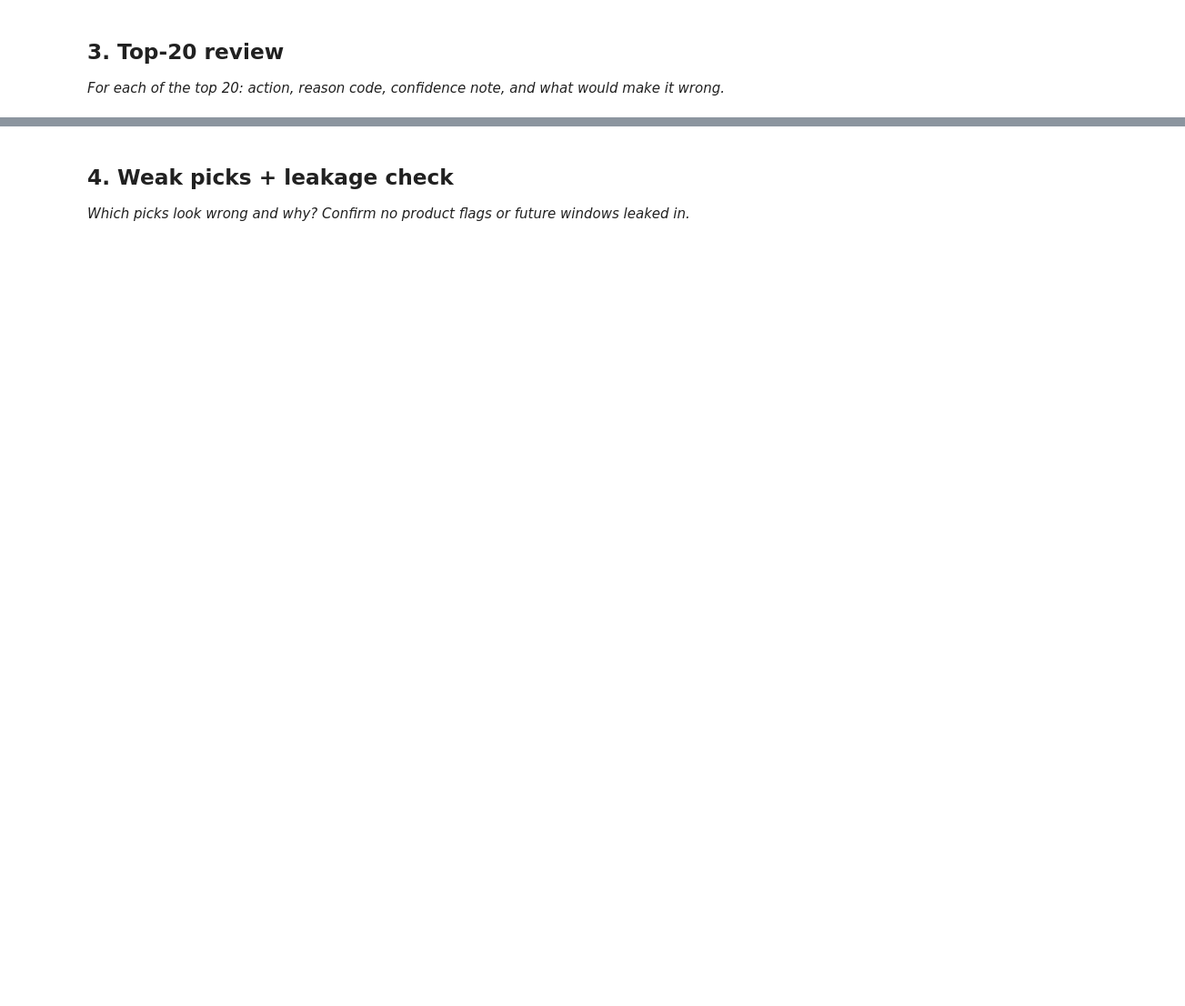
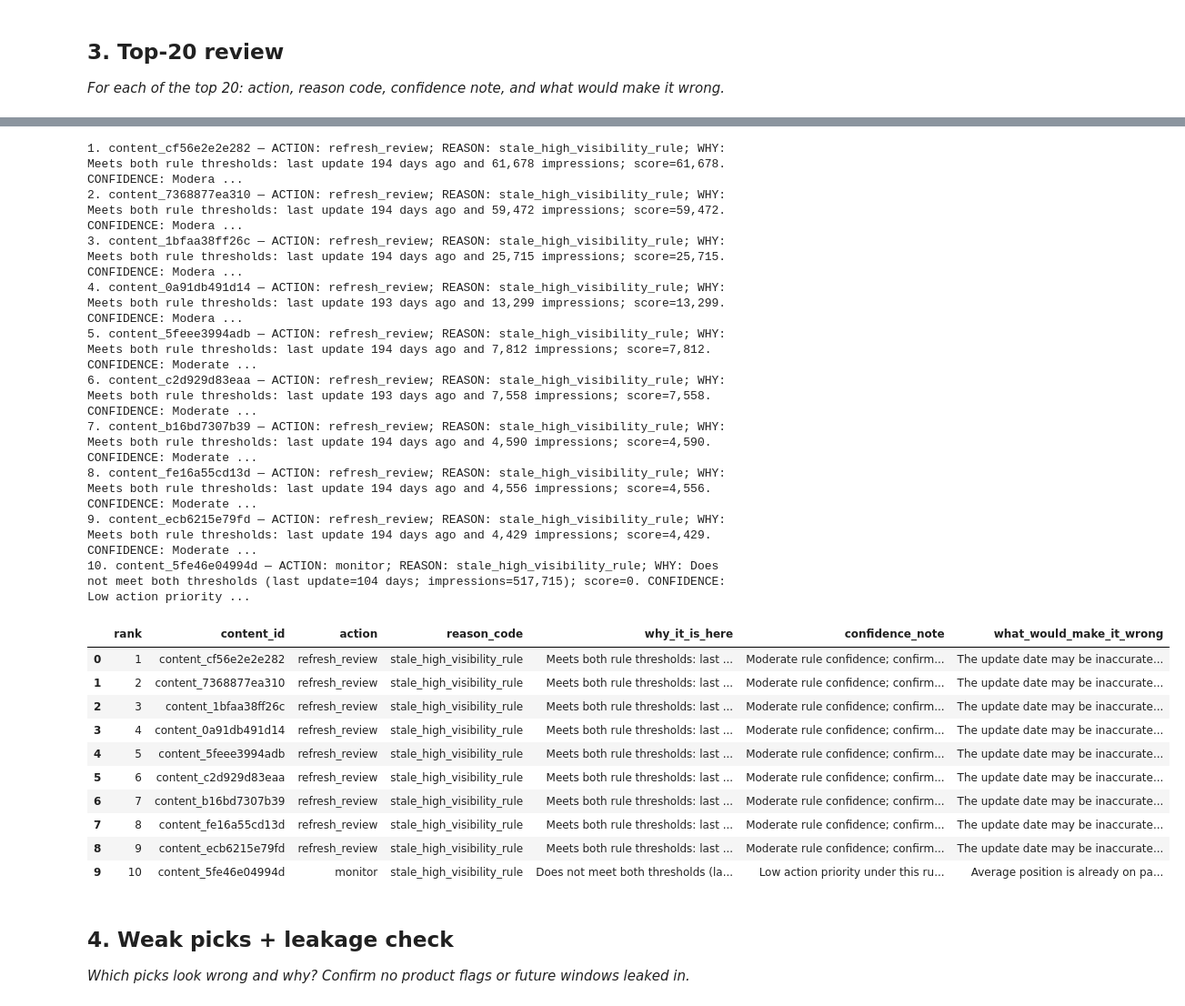
Before and after one commit to Kifayat-Sayed/flyrank-ml-internship1, a Jupyter notebook: work/notebooks/w04_baseline_score.ipynb, the cells around one changed output, grey strips where cells are left out. Shown at 91% size. Cells and saved outputs as stored; diff of their text form; code cells hidden in the pictures; blank space fills up the shorter version.

```diff
--- a/work/notebooks/w04_baseline_score.ipynb
+++ b/work/notebooks/w04_baseline_score.ipynb
@@ -30,3 +266,67 @@ This skeleton is yours to fill. Work the sections **in order** — each one has
+# %%
+top10 = ranked.head(10).copy()
+
+def explain_top_row(row):
+    action = row["action"]
+    days = row["days_since_last_update"]
+    imps = row["impressions_90d"]
+    if action == "refresh_review":
+        why = (f"Meets both rule thresholds: last update {days:g} days ago and "
+               f"{imps:,.0f} impressions; score={row['score']:,.0f}.")
+        confidence = "Moderate rule confidence; confirm page intent and current performance before acting."
+    else:
+        why = (f"Does not meet both thresholds (last update={days if pd.notna(days) else 'unknown'} days; "
+               f"impressions={imps:,.0f}); score={row['score']:,.0f}.")
+        confidence = "Low action priority under this rule; monitor does not mean the page is healthy."
+    wrong = ("The update date may be inaccurate, traffic may be seasonal, the page may be intentionally "
+             "evergreen, or current rankings/CTR may already be healthy.")
+    pos = pd.to_numeric(pd.Series([row.get("avg_position", np.nan)]), errors="coerce").iloc[0]
+    ctr = pd.to_numeric(pd.Series([row.get("ctr", np.nan)]), errors="coerce").iloc[0]
+    if pd.notna(pos) and pos > 0 and pos <= 10:
+        wrong = ("Average position is already on page one; staleness alone may not justify a refresh. "
+                 "Check query intent, CTR, and recent changes.")
+    elif pd.notna(pos) and pos > 10 and pd.notna(ctr) and ctr > 1:
+        wrong = ("CTR may already be healthy for its position, or impressions may be seasonal; "
+                 "check query mix and recent changes before acting.")
+    return pd.Series({
+        "rank": int(row["rank"]),
+        "content_id": row["content_id"],
+        "action": action,
+        "reason_code": row["reason_code"],
+        "why_it_is_here": why,
+        "confidence_note": confidence,
+        "what_would_make_it_wrong": wrong
+    })
+
+top10_review = top10.apply(explain_top_row, axis=1)
+for _, r in top10_review.iterrows():
+    print(f"{int(r['rank'])}. {r['content_id']} — ACTION: {r['action']}; "
+          f"REASON: {r['reason_code']}; WHY: {r['why_it_is_here']} "
+          f"CONFIDENCE: {r['confidence_note']} WHAT COULD MAKE IT WRONG: {r['what_would_make_it_wrong']}")
+
+display(top10_review)
+# %% [output]
+1. content_cf56e2e2e282 — ACTION: refresh_review; REASON: stale_high_visibility_rule; WHY: Meets both rule thresholds: last update 194 days ago and 61,678 impressions; score=61,678. CONFIDENCE: Modera ...
+2. content_7368877ea310 — ACTION: refresh_review; REASON: stale_high_visibility_rule; WHY: Meets both rule thresholds: last update 194 days ago and 59,472 impressions; score=59,472. CONFIDENCE: Modera ...
+3. content_1bfaa38ff26c — ACTION: refresh_review; REASON: stale_high_visibility_rule; WHY: Meets both rule thresholds: last update 194 days ago and 25,715 impressions; score=25,715. CONFIDENCE: Modera ...
+4. content_0a91db491d14 — ACTION: refresh_review; REASON: stale_high_visibility_rule; WHY: Meets both rule thresholds: last update 193 days ago and 13,299 impressions; score=13,299. CONFIDENCE: Modera ...
+5. content_5feee3994adb — ACTION: refresh_review; REASON: stale_high_visibility_rule; WHY: Meets both rule thresholds: last update 194 days ago and 7,812 impressions; score=7,812. CONFIDENCE: Moderate ...
+6. content_c2d929d83eaa — ACTION: refresh_review; REASON: stale_high_visibility_rule; WHY: Meets both rule thresholds: last update 193 days ago and 7,558 impressions; score=7,558. CONFIDENCE: Moderate ...
+7. content_b16bd7307b39 — ACTION: refresh_review; REASON: stale_high_visibility_rule; WHY: Meets both rule thresholds: last update 194 days ago and 4,590 impressions; score=4,590. CONFIDENCE: Moderate ...
+8. content_fe16a55cd13d — ACTION: refresh_review; REASON: stale_high_visibility_rule; WHY: Meets both rule thresholds: last update 194 days ago and 4,556 impressions; score=4,556. CONFIDENCE: Moderate ...
+9. content_ecb6215e79fd — ACTION: refresh_review; REASON: stale_high_visibility_rule; WHY: Meets both rule thresholds: last update 194 days ago and 4,429 impressions; score=4,429. CONFIDENCE: Moderate ...
+10. content_5fe46e04994d — ACTION: monitor; REASON: stale_high_visibility_rule; WHY: Does not meet both thresholds (last update=104 days; impressions=517,715); score=0. CONFIDENCE: Low action priority ...
+|  | rank | content_id | action | reason_code | why_it_is_here | confidence_note | what_would_make_it_wrong |
+| 0 | 1 | content_cf56e2e2e282 | refresh_review | stale_high_visibility_rule | Meets both rule thresholds: last ... | Moderate rule confidence; confirm... | The update date may be inaccurate... |
+| 1 | 2 | content_7368877ea310 | refresh_review | stale_high_visibility_rule | Meets both rule thresholds: last ... | Moderate rule confidence; confirm... | The update date may be inaccurate... |
+| 2 | 3 | content_1bfaa38ff26c | refresh_review | stale_high_visibility_rule | Meets both rule thresholds: last ... | Moderate rule confidence; confirm... | The update date may be inaccurate... |
+| 3 | 4 | content_0a91db491d14 | refresh_review | stale_high_visibility_rule | Meets both rule thresholds: last ... | Moderate rule confidence; confirm... | The update date may be inaccurate... |
+| 4 | 5 | content_5feee3994adb | refresh_review | stale_high_visibility_rule | Meets both rule thresholds: last ... | Moderate rule confidence; confirm... | The update date may be inaccurate... |
+| 5 | 6 | content_c2d929d83eaa | refresh_review | stale_high_visibility_rule | Meets both rule thresholds: last ... | Moderate rule confidence; confirm... | The update date may be inaccurate... |
+| 6 | 7 | content_b16bd7307b39 | refresh_review | stale_high_visibility_rule | Meets both rule thresholds: last ... | Moderate rule confidence; confirm... | The update date may be inaccurate... |
+| 7 | 8 | content_fe16a55cd13d | refresh_review | stale_high_visibility_rule | Meets both rule thresholds: last ... | Moderate rule confidence; confirm... | The update date may be inaccurate... |
+| 8 | 9 | content_ecb6215e79fd | refresh_review | stale_high_visibility_rule | Meets both rule thresholds: last ... | Moderate rule confidence; confirm... | The update date may be inaccurate... |
+| 9 | 10 | content_5fe46e04994d | monitor | stale_high_visibility_rule | Does not meet both thresholds (la... | Low action priority under this ru... | Average position is already on pa... |
 # %% [markdown]
 ## 4. Weak picks + leakage check
 
```
Also changed, not shown: parts of 13 cells of this notebook.
